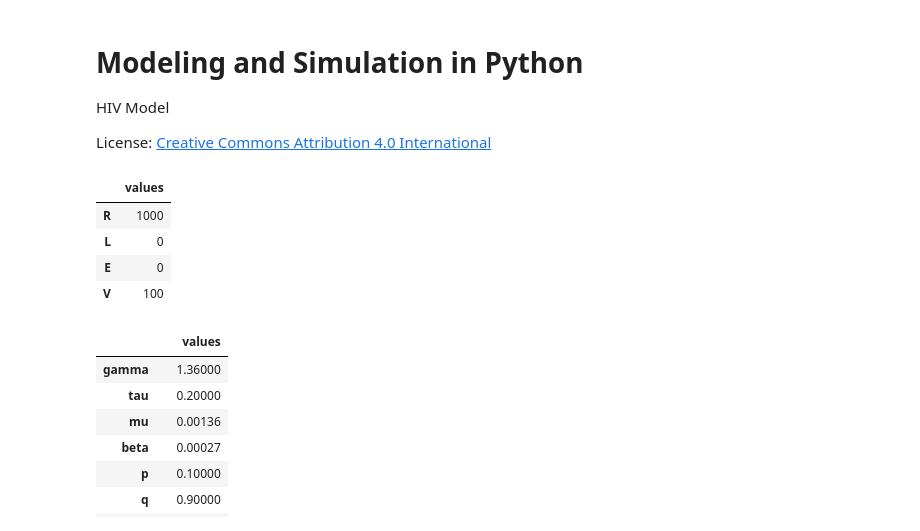
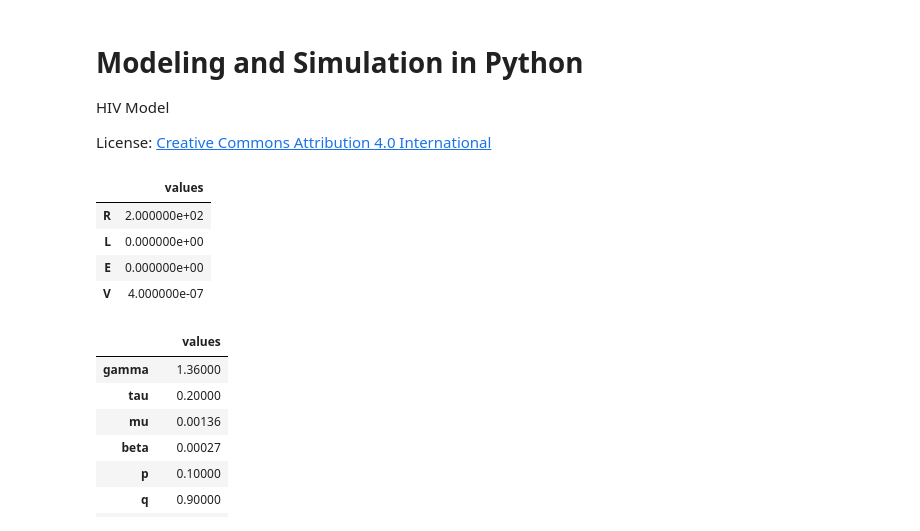
Before and after one commit to jasminekamdar/ModSimPy, a Jupyter notebook: code/hiv_model.ipynb, the cells around one changed output. Saved outputs shown, nothing was run; the diff lists cells and outputs as text; code cells hidden in the pictures.

```diff
--- a/code/hiv_model.ipynb
+++ b/code/hiv_model.ipynb
@@ -14,17 +14,17 @@ License: [Creative Commons Attribution 4.0 International](https://creativecommon
 # import functions from the modsim.py module
 from modsim import *
 # %%
-init = State(R = 1000, L = 0, E = 0, V = 100) #Creating State variables
+init = State(R = 200, L = 0, E = 0, V = 4e-7) #Creating State variables
 #R = uninfected CD4 lymphocytes
 #L = latently infected cells
 #E = actively infected cells
 #V = free virions
 # %% [output]
 |  | values |
-| R | 1000 |
-| L | 0 |
-| E | 0 |
-| V | 100 |
+| R | 2.000000e+02 |
+| L | 0.000000e+00 |
+| E | 0.000000e+00 |
+| V | 4.000000e-07 |
 # %%
 system = System(gamma = 1.36, #rate at which uninfected CD4 lymphocytes arise
                 tau = 0.2, #the proportion uninfected CD4 lymphocytes are activated
```
Also changed, not shown: parts of 5 cells of this notebook.
